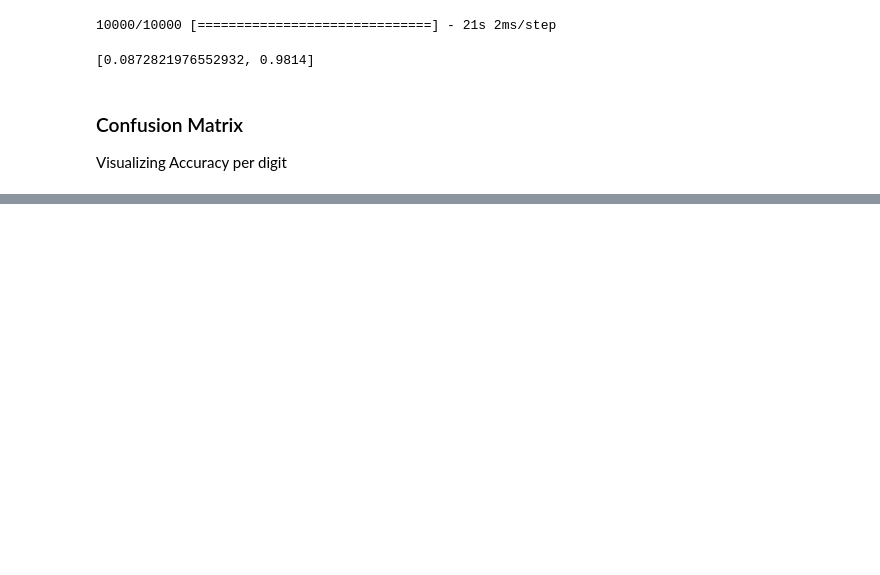
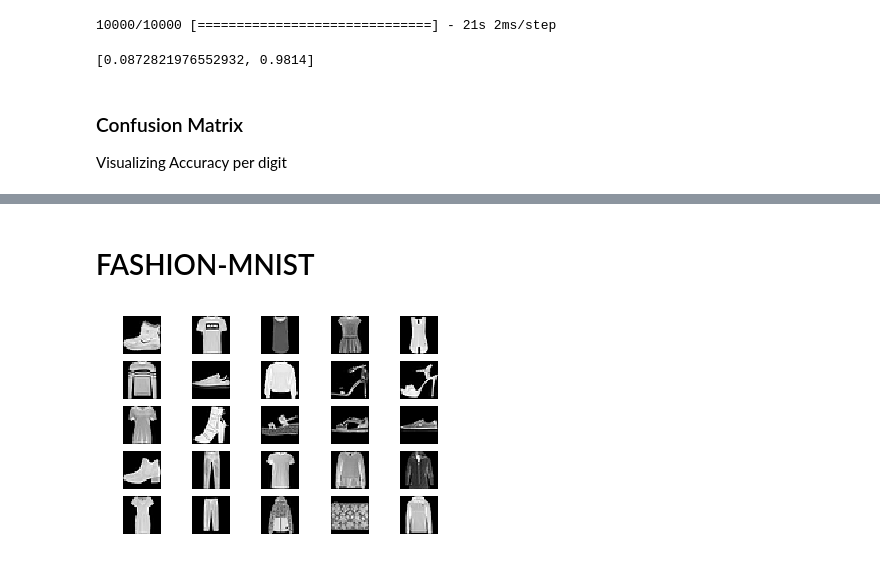
Before and after one commit to maniaclogic/MNIST, a Jupyter notebook: MNIST.ipynb, the cells around one changed output, grey strips where cells are left out. Drawn from its saved outputs; the diff is of its cells as text; code cells hidden in the pictures; blank space fills up the shorter version.

```diff
--- a/MNIST.ipynb
+++ b/MNIST.ipynb
@@ -135,0 +140,11 @@ plt.show()
+# %% [markdown]
+# FASHION-MNIST #
+# %%
+(X_TRAIN_FASH, Y_TRAIN_FASH), (X_TEST_FASH, Y_TRUE_FASH) = fashion_mnist.load_data()
+
+for i in range(25):
+    plt.subplot(5, 5, i+1)
+    plt.imshow(X_TRAIN_FASH[i], cmap=plt.get_cmap('gray'))
+    plt.axis('off')
+# %% [output]
+[figure, added]
```
Also changed, not shown: parts of 13 cells of this notebook, 2 other files.
